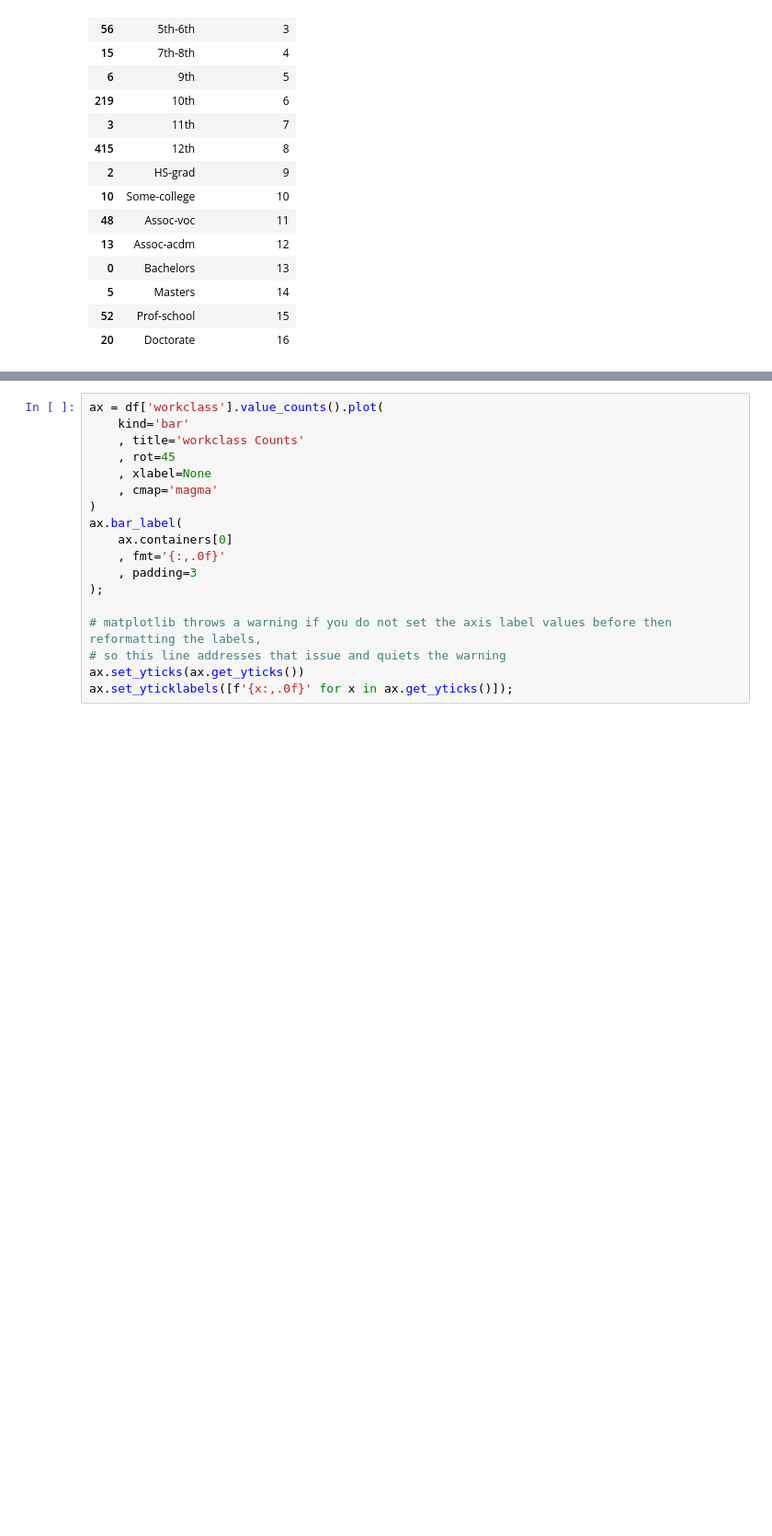
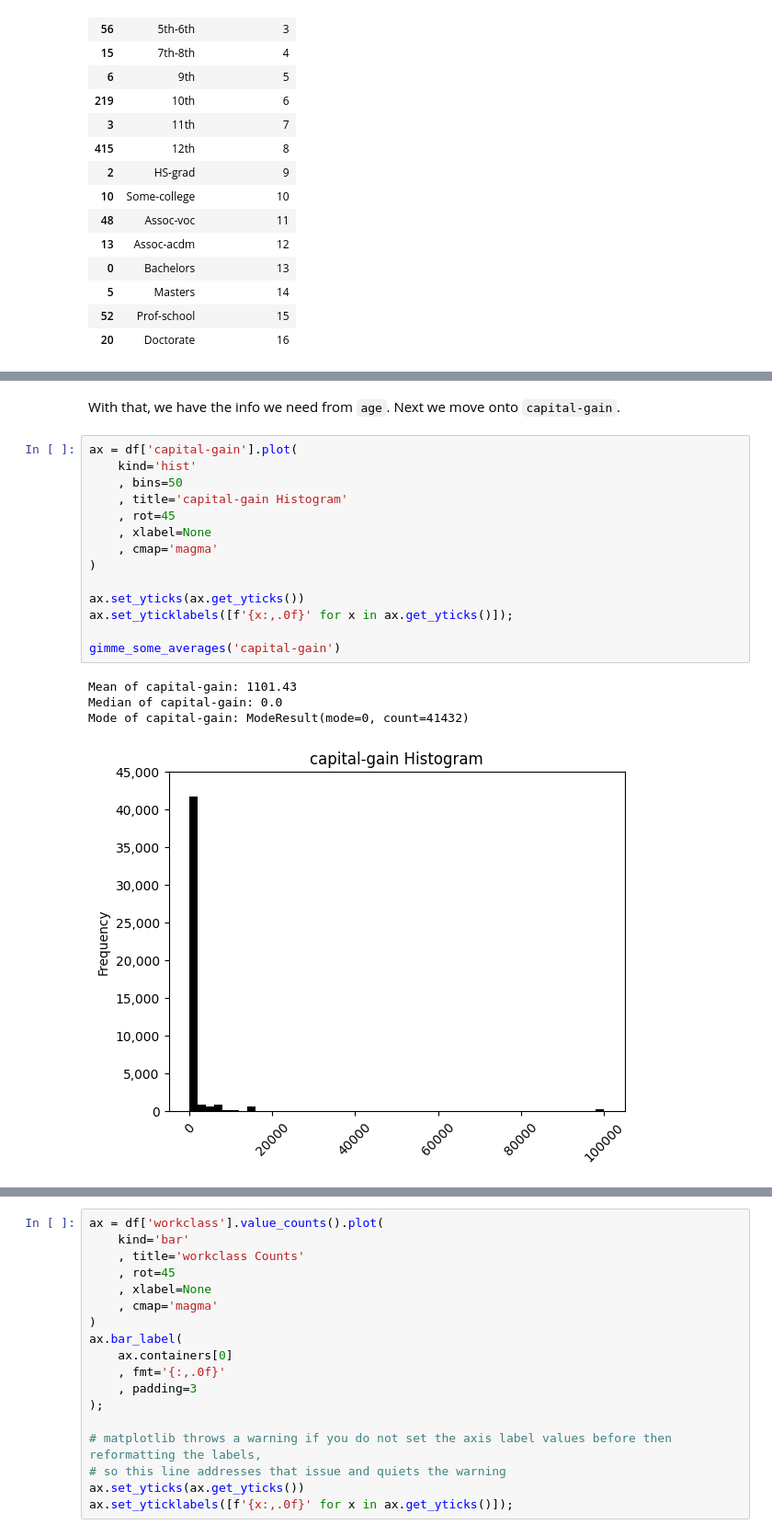
Before and after one commit to jhleakakos/msds-deep-learning-final, a Jupyter notebook: my_data_is_realer_than_yours.ipynb, the cells around one changed output, grey strips where cells are left out. Shown at 92% size. Saved outputs shown, nothing was run; the diff lists cells and outputs as text; blank space fills up the shorter version.

```diff
--- a/my_data_is_realer_than_yours.ipynb
+++ b/my_data_is_realer_than_yours.ipynb
@@ -418,0 +624,21 @@ Next we see that `education-num` is an ordinal feature -- matching what we saw i
+# %% [markdown]
+With that, we have the info we need from `age`. Next we move onto `capital-gain`.
+# %%
+ax = df['capital-gain'].plot(
+    kind='hist'
+    , bins=50
+    , title='capital-gain Histogram'
+    , rot=45
+    , xlabel=None
+    , cmap='magma'
+)
+
+ax.set_yticks(ax.get_yticks())
+ax.set_yticklabels([f'{x:,.0f}' for x in ax.get_yticks()]);
+
+gimme_some_averages('capital-gain')
+# %% [output]
+Mean of capital-gain: 1101.43
+Median of capital-gain: 0.0
+Mode of capital-gain: ModeResult(mode=0, count=41432)
+[figure, added]
```
Also changed, not shown: parts of 18 cells of this notebook.
